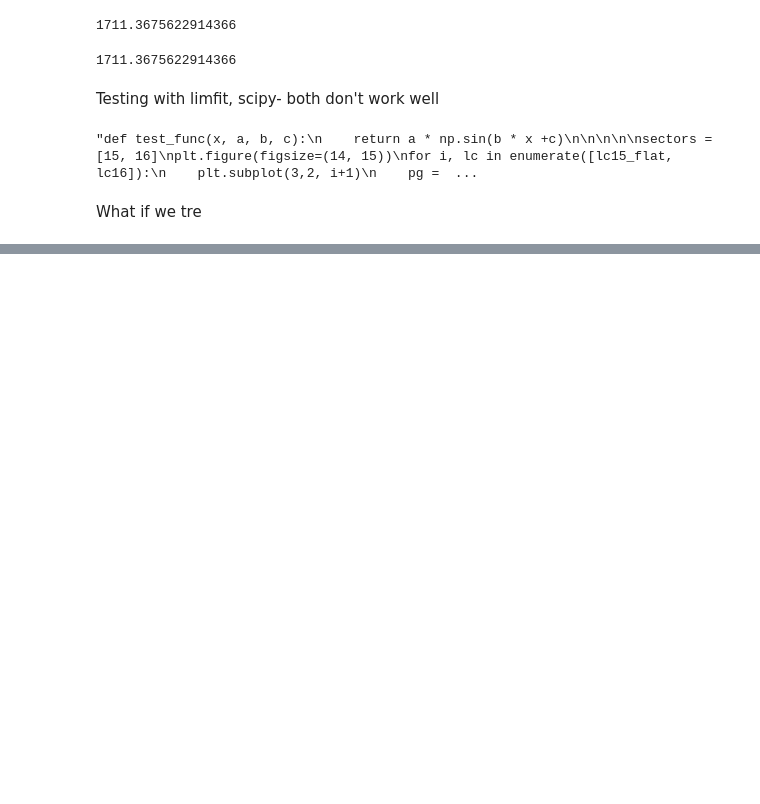
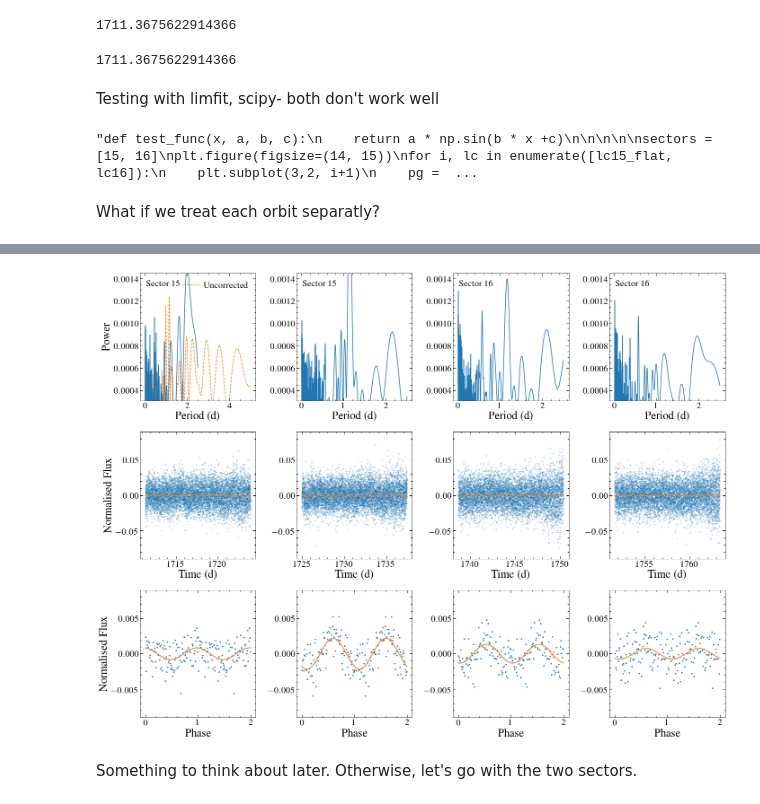
Before and after one commit to davidjwilson/GD394-Tess, a Jupyter notebook: tess_period2.ipynb, the cells around one changed output, grey strips where cells are left out. Cells and saved outputs as stored; diff of their text form; code cells hidden in the pictures; blank space fills up the shorter version.

```diff
--- a/tess_period2.ipynb
+++ b/tess_period2.ipynb
@@ -661,4 +715,77 @@ plt.tight_layout()
 # %% [output]
 "def test_func(x, a, b, c):\n    return a * np.sin(b * x +c)\n\n\n\n\nsectors = [15, 16]\nplt.figure(figsize=(14, 15))\nfor i, lc in enumerate([lc15_flat, lc16]):\n    plt.subplot(3,2, i+1)\n    pg =  ...
 # %% [markdown]
-What if we tre
+What if we treat each orbit separatly?
+# %%
+lco1 = lk.LightCurve(time = lc15_flat.time[(lc15_flat.time < orb_split[0])], flux = lc15_flat.flux[(lc15_flat.time < orb_split[0])], flux_err=lc15_flat.flux_err[(lc15_flat.time < orb_split[0])])
+lco2 = lk.LightCurve(time = lc15_flat.time[(lc15_flat.time > orb_split[0])], flux = lc15_flat.flux[(lc15_flat.time > orb_split[0])], flux_err=lc15_flat.flux_err[(lc15_flat.time > orb_split[0])])
+lco3 = lk.LightCurve(time = lc16.time[(lc16.time < orb_split[1])], flux = lc16.flux[(lc16.time < orb_split[1])], flux_err=lc16.flux_err[(lc16.time < orb_split[1])])
+lco4 = lk.LightCurve(time = lc16.time[(lc16.time > orb_split[1])], flux = lc16.flux[(lc16.time > orb_split[1])], flux_err=lc16.flux_err[(lc16.time > orb_split[1])])
+# %%
+#orb_split = [1724.5, 1751 ] #tae to get the pericenters
+sectors = [15, 15, 16, 16]
+plt.figure(figsize=(20, 15))
+for i, lc in enumerate([lco1, lco2, lco3, lco4]):
+    plt.subplot(3,4, i+1)
+    pg = lc.to_periodogram(oversample_factor=10,minimum_period=4*u.minute, maximum_period=2.5*u.day)
+    plt.plot(pg.period, pg.power)
+    plt.ylim(0.00031, 0.00145)
+   # plt.axhline(np.percentile(peak_collections[i], 99), ls='--', c='0.5')
+    if i == 0:
+        plt.plot(pg_noflat.period, pg_noflat.power, ls = '--', zorder=-1, label='Uncorrected')
+        plt.ylabel('Power', size=25)
+        plt.legend()
+    plt.xlabel('Period (d)', size=25)
+    plt.annotate('Sector {}'.format(sectors[i]), (0.05,0.9), xycoords='axes fraction' )
+
+
+
+    plt.subplot(3,4,i+5)
+    sin_mod =  models.Sine1D(amplitude=0.01, frequency=1/1.15)#, bounds={'phase':[0, 2*np.pi]})
+    sin_fit = fitter(sin_mod, lc.time, lc.flux, weights = 1/lc.flux_err)
+    sin_fit_e = np.sqrt(np.diag(fitter.fit_info['param_cov']))
+    plt.scatter(lc.time, lc.flux, s=5, rasterized=True, alpha=0.2)
+    plt.plot(lc.time, sin_fit(lc.time), c='C1', lw=2)
+    if i == 0:
+        plt.ylabel('Normalised Flux', size=25)
+    plt.xlabel('Time (d)', size=25)
+    plt.ylim(-0.09, 0.09)
+    #plt.axvline(orb_split[i])
+
+
+
+    pbin =90
+    plt.subplot(3,4,i+9)
+    #if i == 0:
+    #t0 = lc.time[0]+(sin_fit.phase*sin_fit.frequency) #what phase to fold to
+
+
+    lc_fold = lc.fold(1/sin_fit.frequency)#, t0 = t0)#.bin(50)
+    #plt.scatter(lc_fold.time, lc_fold.flux, s=5, rasterized=True, alpha=0.2)
+  #  plt.errorbar(lc_fold.bin(pbin).time, lc_fold.bin(pbin).flux, yerr=lc_fold.bin(pbin).flux_err, ls='none')
+    plt.scatter(lc_fold.bin(pbin).time+0.5, lc_fold.bin(pbin).flux, s=5, c='C0')
+    plt.scatter(lc_fold.bin(pbin).time+1.5, lc_fold.bin(pbin).flux, s=5, c='C0')
+
+    #fold_mod =  models.Sine1D(amplitude=0.001, frequency=1, fixed={'frequency':True})
+    #fold_fit = fitter(fold_mod, lc_fold.time, lc_fold.flux)
+    fold_fit = models.Sine1D(amplitude=sin_fit.amplitude, frequency=1, phase=sin_fit.phase)
+    plt.plot(lc_fold.time+0.5,fold_fit(lc_fold.time), c='C1', lw=2)
+    plt.plot(lc_fold.time+1.5,fold_fit(lc_fold.time), c='C1', lw=2)
+
+    if i == 0:
+        plt.ylabel('Normalised Flux', size=25)
+    plt.xlabel('Phase', size=25)
+    plt.ylim(-0.009, 0.009)
+
+
+  #  print(sin_fit)
+    print('Period =', 1/sin_fit.frequency.value, sin_fit_e[1]/(sin_fit.frequency.value**2))
+    print('Amplitude =', sin_fit.amplitude.value, sin_fit_e[0])
+
+    #crowd = fits.getheader(tessfits[i],1)['CROWDSAP']
+
+  #  print('Adjusted Amplitide', sin_fit.amplitude.value/crowd, sin_fit_e[0]/crowd)
+    print('Phase =', sin_fit.phase.value, sin_fit_e[2], sin_fit.phase.value/(2*np.pi) %1, (sin_fit_e[2]/sin_fit.phase.value)*(sin_fit.phase.value/(2*np.pi) %1))
+plt.tight_layout()
+#plt.savefig('plots/gd394_tess_full.pdf', dpi=150)
+# %% [output]
@@ -664,0 +804,3 @@ What if we tre
+[figure, added]
+# %% [markdown]
+Something to think about later. Otherwise, let's go with the two sectors.
```
Also changed, not shown: parts of 7 cells of this notebook, 2 other files.
